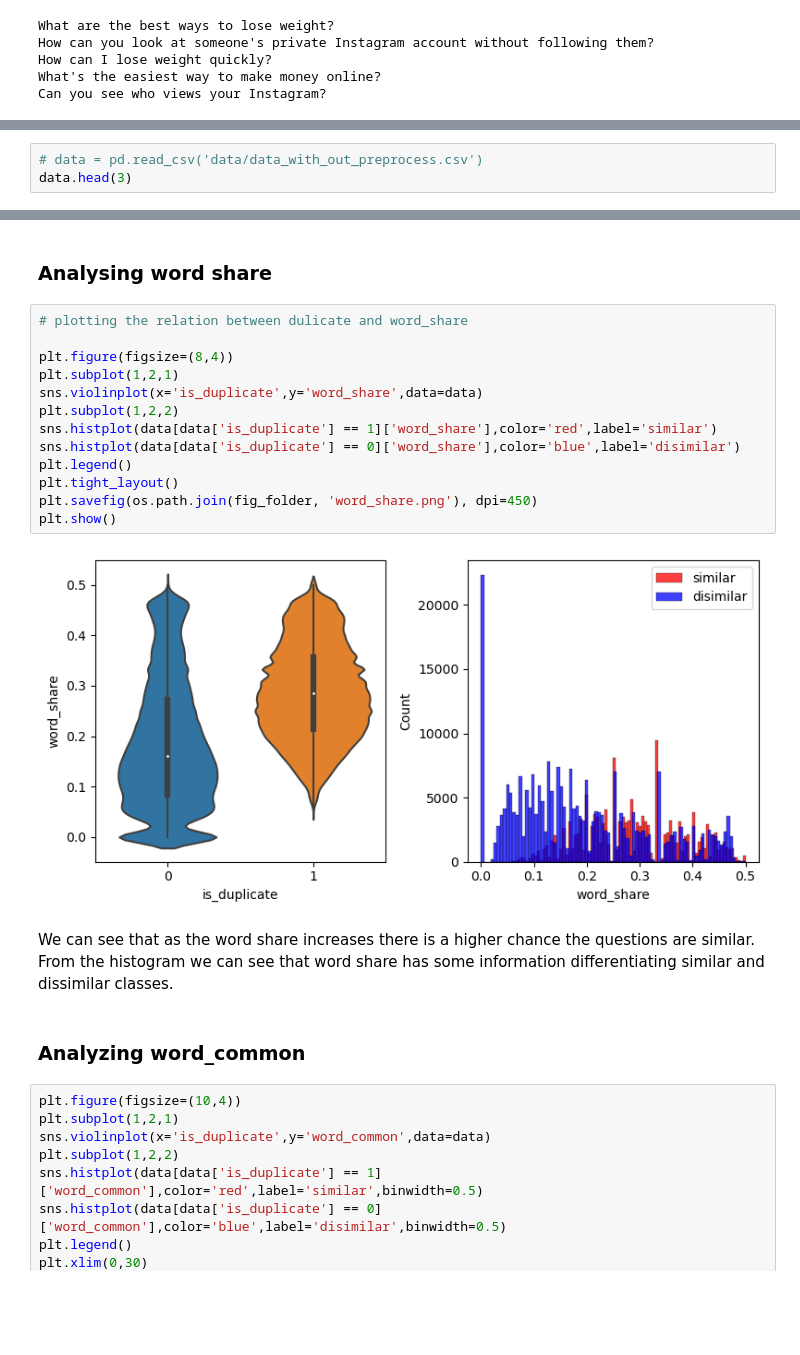
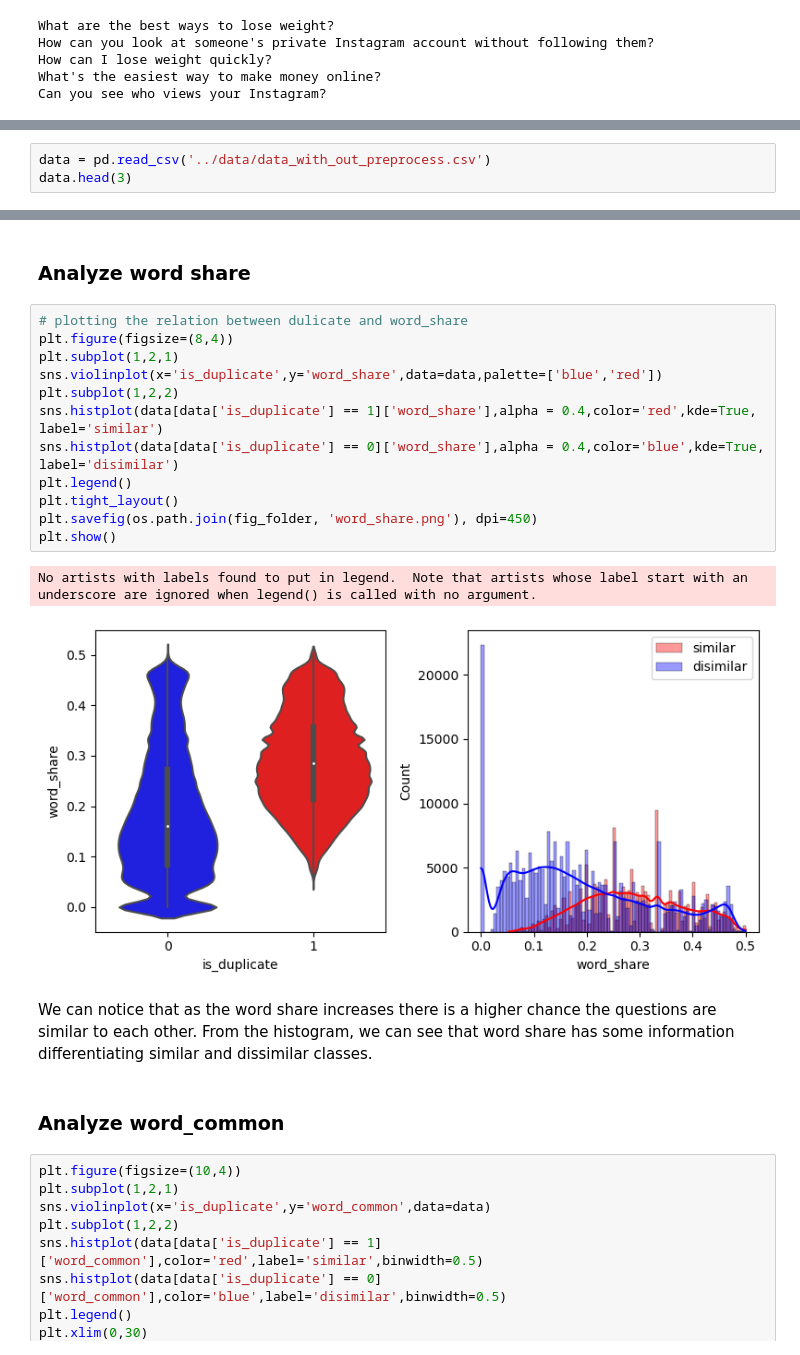
Before and after one commit to Vinnieassaulter/DataAnalytics, a Jupyter notebook: Quora-question-pair-similarity/data_description.ipynb, the cells around one changed output, grey strips where cells are left out. Saved outputs shown, nothing was run; the diff lists cells and outputs as text; blank space fills up the shorter version.

```diff
--- a/Quora-question-pair-similarity/data_description.ipynb
+++ b/Quora-question-pair-similarity/data_description.ipynb
@@ -165,5 +169,5 @@ data['word_share'] = data.apply(word_share,axis=1)
 # %%
-# data = pd.read_csv('data/data_with_out_preprocess.csv')
+data = pd.read_csv('../data/data_with_out_preprocess.csv')
 data.head(3)
 # %% [output]
 |  | id | qid1 | qid2 | question1 | question2 | is_duplicate | word_common | word_total | word_share |
@@ -171,26 +175,26 @@ data.head(3)
 | 1 | 1 | 3 | 4 | What is the story of Kohinoor (Ko... | What would happen if the Indian g... | 0 | 4.0 | 20.0 | 0.200000 |
 | 2 | 2 | 5 | 6 | How can I increase the speed of m... | How can Internet speed be increas... | 0 | 4.0 | 24.0 | 0.166667 |
 # %% [markdown]
-### Analysing word share
+### Analyze word share
 # %%
 # plotting the relation between dulicate and word_share
-
 plt.figure(figsize=(8,4))
 plt.subplot(1,2,1)
-sns.violinplot(x='is_duplicate',y='word_share',data=data)
+sns.violinplot(x='is_duplicate',y='word_share',data=data,palette=['blue','red'])
 plt.subplot(1,2,2)
-sns.histplot(data[data['is_duplicate'] == 1]['word_share'],color='red',label='similar')
-sns.histplot(data[data['is_duplicate'] == 0]['word_share'],color='blue',label='disimilar')
+sns.histplot(data[data['is_duplicate'] == 1]['word_share'],alpha = 0.4,color='red',kde=True, label='similar')
+sns.histplot(data[data['is_duplicate'] == 0]['word_share'],alpha = 0.4,color='blue',kde=True, label='disimilar')
 plt.legend()
 plt.tight_layout()
 plt.savefig(os.path.join(fig_folder, 'word_share.png'), dpi=450)
 plt.show()
 # %% [output]
+No artists with labels found to put in legend.  Note that artists whose label start with an underscore are ignored when legend() is called with no argument.
-[figure, old version]
+[figure, new version]
 # %% [markdown]
-We can see that as the word share increases there is a higher chance the questions are similar. From the histogram we can see that word share has some information differentiating similar and dissimilar classes.
+We can notice that as the word share increases there is a higher chance the questions are similar to each other. From the histogram, we can see that word share has some information differentiating similar and dissimilar classes.
 # %% [markdown]
-### Analyzing word_common
+### Analyze word_common
 # %%
 plt.figure(figsize=(10,4))
 plt.subplot(1,2,1)
```
Also changed, not shown: parts of 9 cells of this notebook, 8 other files.
